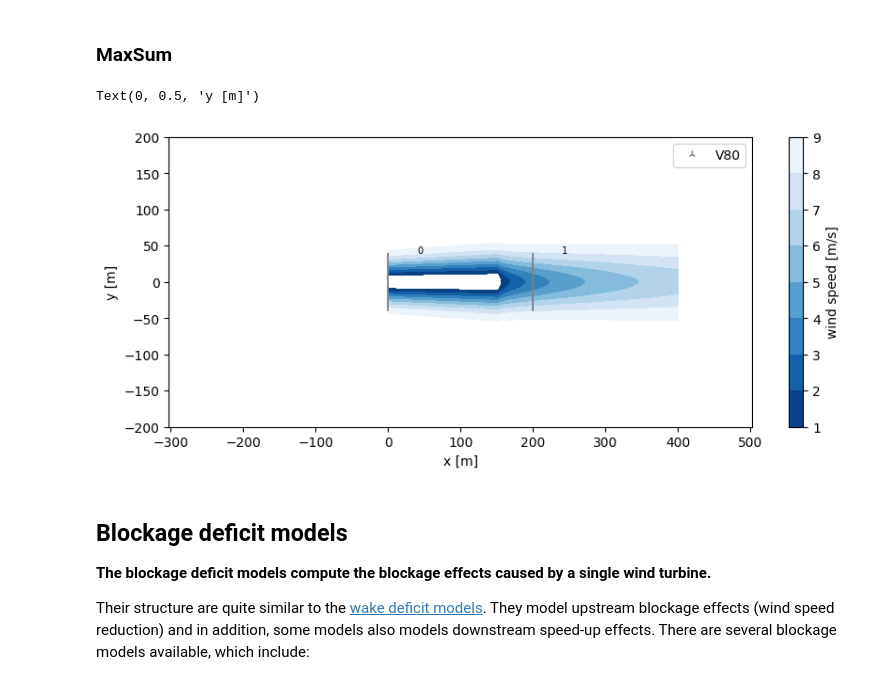
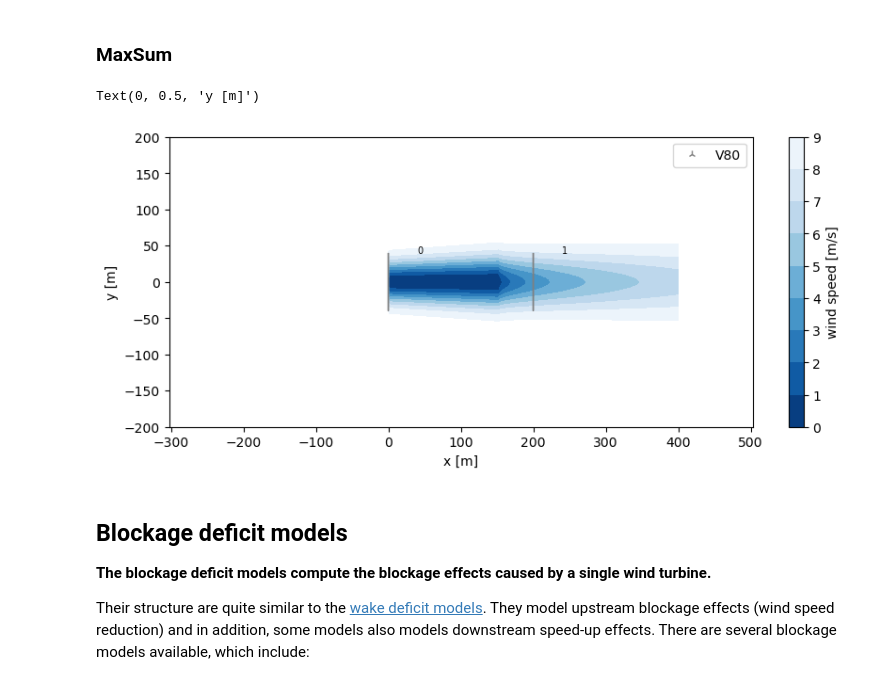
Before and after one commit to DTUWindEnergy/PyWake, a Jupyter notebook: docs/notebooks/EngineeringWindFarmModels.ipynb, the cells around one changed output. Saved outputs shown, nothing was run; the diff lists cells and outputs as text; code cells hidden in the pictures.

```diff
--- a/docs/notebooks/EngineeringWindFarmModels.ipynb
+++ b/docs/notebooks/EngineeringWindFarmModels.ipynb
@@ -451,13 +456,13 @@ Text(0, 0.5, 'y [m]')
 # %%
 from py_wake.superposition_models import MaxSum
 max_sum = BastankhahGaussian(site, windTurbines, superpositionModel=MaxSum())
 plt.figure(figsize=(10,4))
-max_sum([0,200],[0,0],wd=270,ws=10).flow_map().plot_wake_map(levels=np.arange(1,10))
+max_sum([0,200],[0,0],wd=270,ws=10).flow_map().plot_wake_map(levels=np.arange(0,10))
 plt.xlabel('x [m]')
 plt.ylabel('y [m]')
 # %% [output]
 Text(0, 0.5, 'y [m]')
-[figure, old version]
+[figure, new version]
 # %% [markdown]
 ## Blockage deficit models
 
```
Also changed, not shown: parts of 26 cells of this notebook, 3 other files.
